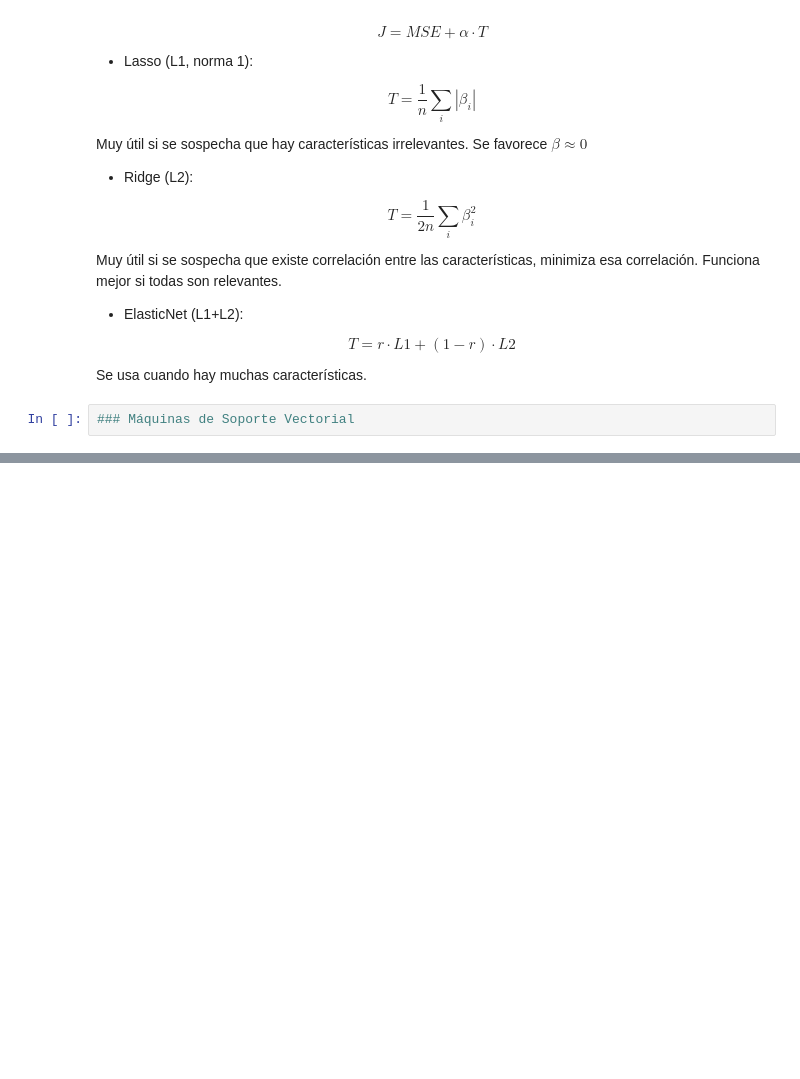
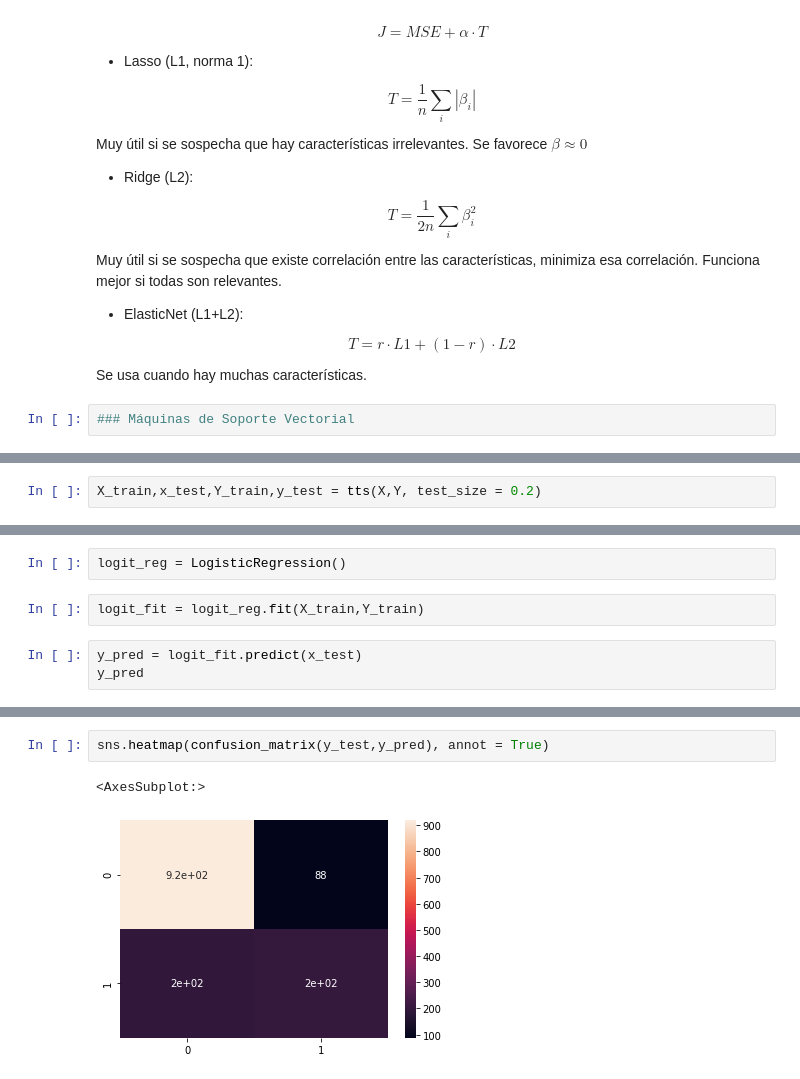
Before and after one commit to CarlosThomasPz/clases_data_082020, a Jupyter notebook: w6_d2_Feature_Extraction_Supervised_L.ipynb, the cells around one changed output, grey strips where cells are left out. Saved outputs shown, nothing was run; the diff lists cells and outputs as text; blank space fills up the shorter version.

```diff
--- a/w6_d2_Feature_Extraction_Supervised_L.ipynb
+++ b/w6_d2_Feature_Extraction_Supervised_L.ipynb
@@ -121,0 +569,2 @@ Muy sensibles a pequeñas variaciones de los datos de entrada. Muy sensible a da
+# %%
+X_train,x_test,Y_train,y_test = tts(X,Y, test_size = 0.2)
@@ -121,0 +573,7 @@ Muy sensibles a pequeñas variaciones de los datos de entrada. Muy sensible a da
+# %%
+logit_reg = LogisticRegression()
+# %%
+logit_fit = logit_reg.fit(X_train,Y_train)
+# %%
+y_pred = logit_fit.predict(x_test)
+y_pred
@@ -121,0 +597,5 @@ Muy sensibles a pequeñas variaciones de los datos de entrada. Muy sensible a da
+# %%
+sns.heatmap(confusion_matrix(y_test,y_pred), annot = True)
+# %% [output]
+<AxesSubplot:>
+[figure, added]
```
Also changed, not shown: parts of 87 cells of this notebook, 3 other files.
